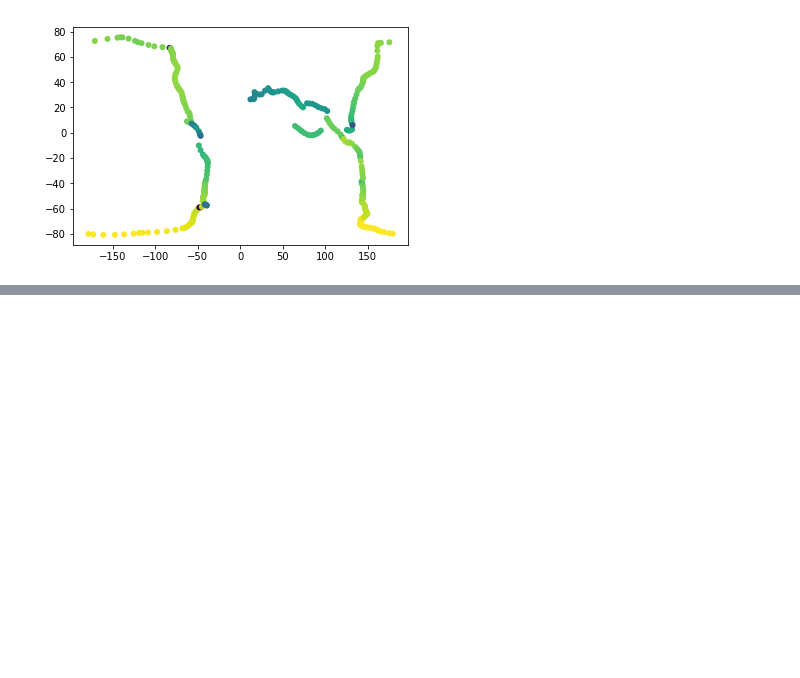
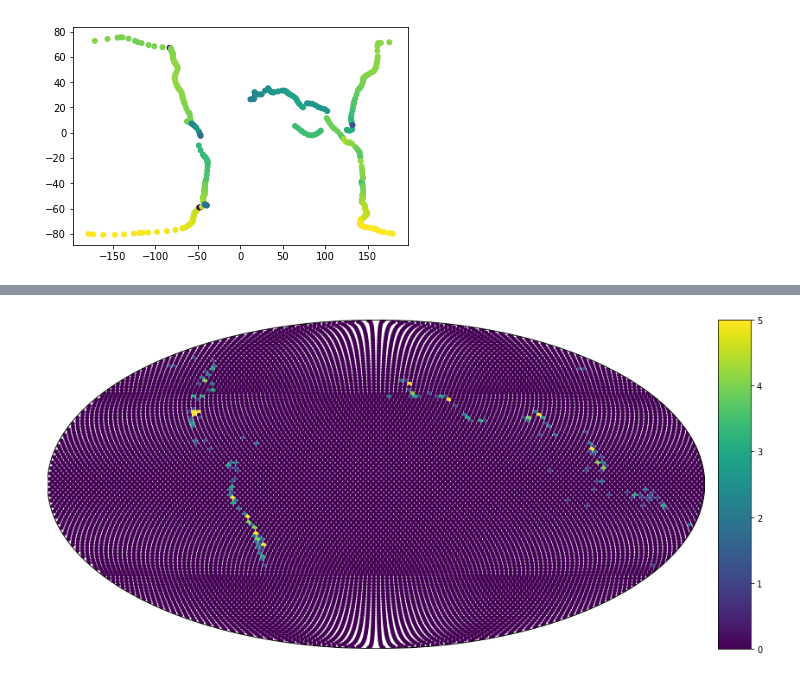
Before and after one commit to siwill22/GPlatesReconstructionModel, a Jupyter notebook: class_testing.ipynb, the cells around one changed output, grey strips where cells are left out. Saved outputs shown, nothing was run; the diff lists cells and outputs as text; code cells hidden in the pictures; blank space fills up the shorter version.

```diff
--- a/class_testing.ipynb
+++ b/class_testing.ipynb
@@ -258,0 +43,16 @@ class point_distribution_on_sphere(object):
+# %%
+
+df = pd.read_csv('./Data/ngeo2429-s2.csv',index_col='Deposit number')
+
+
+t = age_coded_point_dataset(df,'Long.','Lat.','Age (Ma)')
+
+t.assign_reconstruction_model(M2016)
+
+rt = t.plot_reconstructed(20.)
+
+
+rbt = t.reconstruct_to_time_of_appearance()
+
+plt.figure()
+plt.scatter(zip(*rbt)[0],zip(*rbt)[1],c=zip(*rbt)[2],edgecolors='')
@@ -258,0 +63,18 @@ class point_distribution_on_sphere(object):
+# %%
+from mpl_toolkits.basemap import Basemap
+
+pos = point_distribution_on_sphere(distribution_type='healpix',N=32)
+
+#print t.point_features
+
+bin_counts = pos.point_feature_heatmap([point.get_geometry() for point in t.point_features])
+
+plt.figure(figsize=(16,7))
+m = Basemap(projection='moll',lon_0=0)
+x,y = m(pos.longitude,
+        pos.latitude)
+m.scatter(x,y,c=bin_counts, s=25, edgecolors='', vmax=5)
+m.colorbar()
+plt.show()
+# %% [output]
+[figure, added]
```
Also changed, not shown: parts of 8 cells of this notebook, 2 other files.
